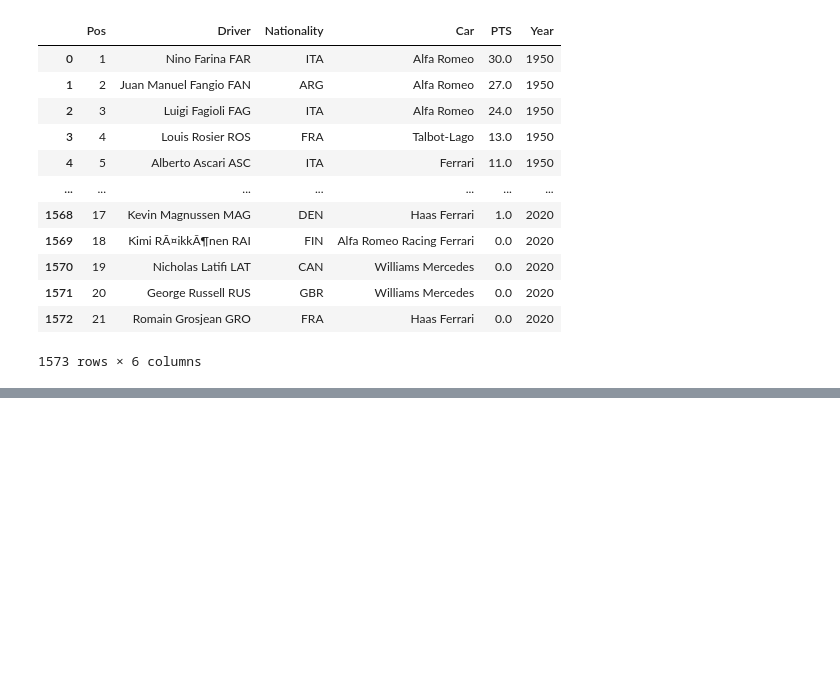
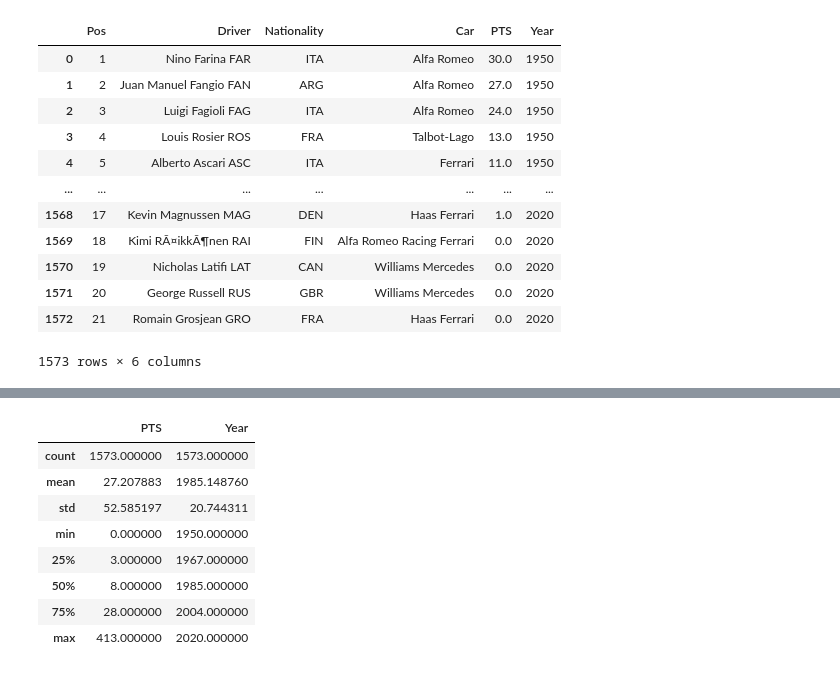
Before and after one commit to data301-2021-winter1/project-group12, a Jupyter notebook: notebooks/EvanS.ipynb, the cells around one changed output, grey strips where cells are left out. Cells and saved outputs as stored; diff of their text form; code cells hidden in the pictures; blank space fills up the shorter version.

```diff
--- a/notebooks/EvanS.ipynb
+++ b/notebooks/EvanS.ipynb
@@ -29,0 +53,12 @@ f1data
+# %%
+f1data.describe().apply(lambda s: s.apply(lambda x: format(x, 'f')))
+# %% [output]
+|  | PTS | Year |
+| count | 1573.000000 | 1573.000000 |
+| mean | 27.207883 | 1985.148760 |
+| std | 52.585197 | 20.744311 |
+| min | 0.000000 | 1950.000000 |
+| 25% | 3.000000 | 1967.000000 |
+| 50% | 8.000000 | 1985.000000 |
+| 75% | 28.000000 | 2004.000000 |
+| max | 413.000000 | 2020.000000 |
```
Also changed, not shown: parts of 10 cells of this notebook.
